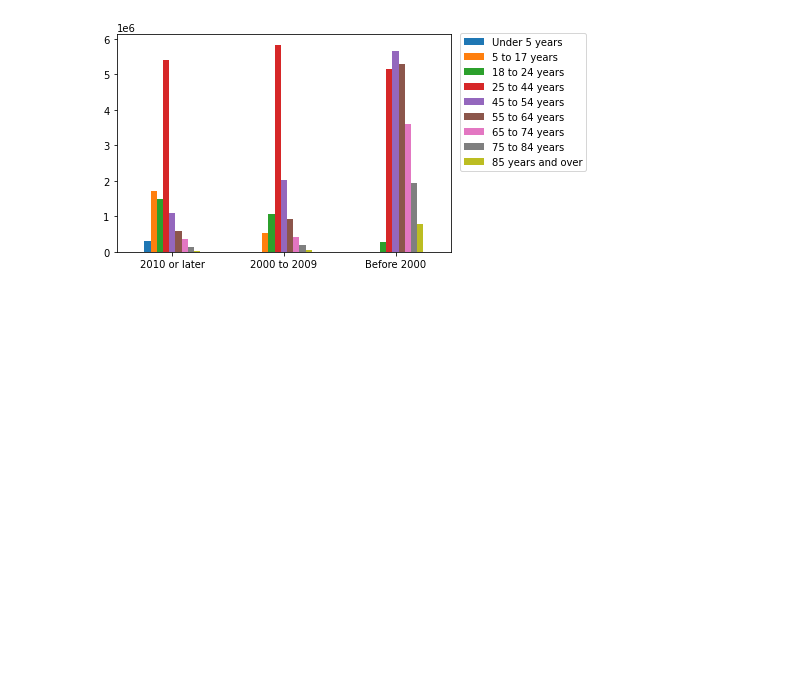
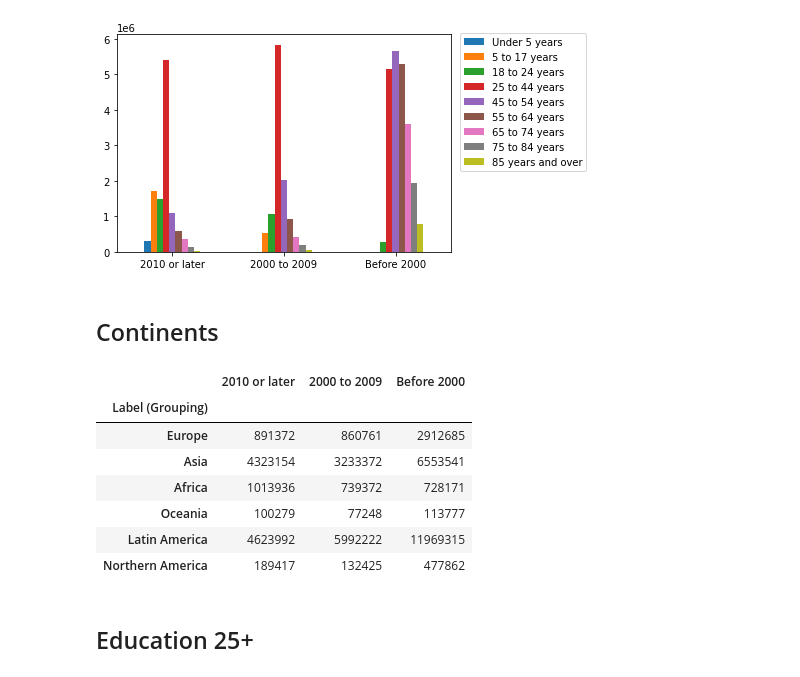
Before and after one commit to halabi93/Immigration-Data-Analysis, a Jupyter notebook: DataAnalysis.ipynb, the cells around one changed output. Drawn from its saved outputs; the diff is of its cells as text; code cells hidden in the pictures; blank space fills up the shorter version.

```diff
--- a/DataAnalysis.ipynb
+++ b/DataAnalysis.ipynb
@@ -35,3 +37,20 @@ plt.legend(bbox_to_anchor=(1.01,1.03), loc="upper left");
 # %% [output]
 [figure]
 [figure]
+# %% [markdown]
+## Continents
+# %%
+continent_file = os.path.join("Outputs", "Continents.csv")
+continents_df = pd.read_csv(continent_file, index_col=0)
+continents_df.head(6)
+# %% [output]
+|  | 2010 or later | 2000 to 2009 | Before 2000 |
+| Label (Grouping) |  |  |  |
+| Europe | 891372 | 860761 | 2912685 |
+| Asia | 4323154 | 3233372 | 6553541 |
+| Africa | 1013936 | 739372 | 728171 |
+| Oceania | 100279 | 77248 | 113777 |
+| Latin America | 4623992 | 5992222 | 11969315 |
+| Northern America | 189417 | 132425 | 477862 |
+# %% [markdown]
+## Education 25+
```
Also changed, not shown: parts of 20 cells of this notebook, 2 other files.
